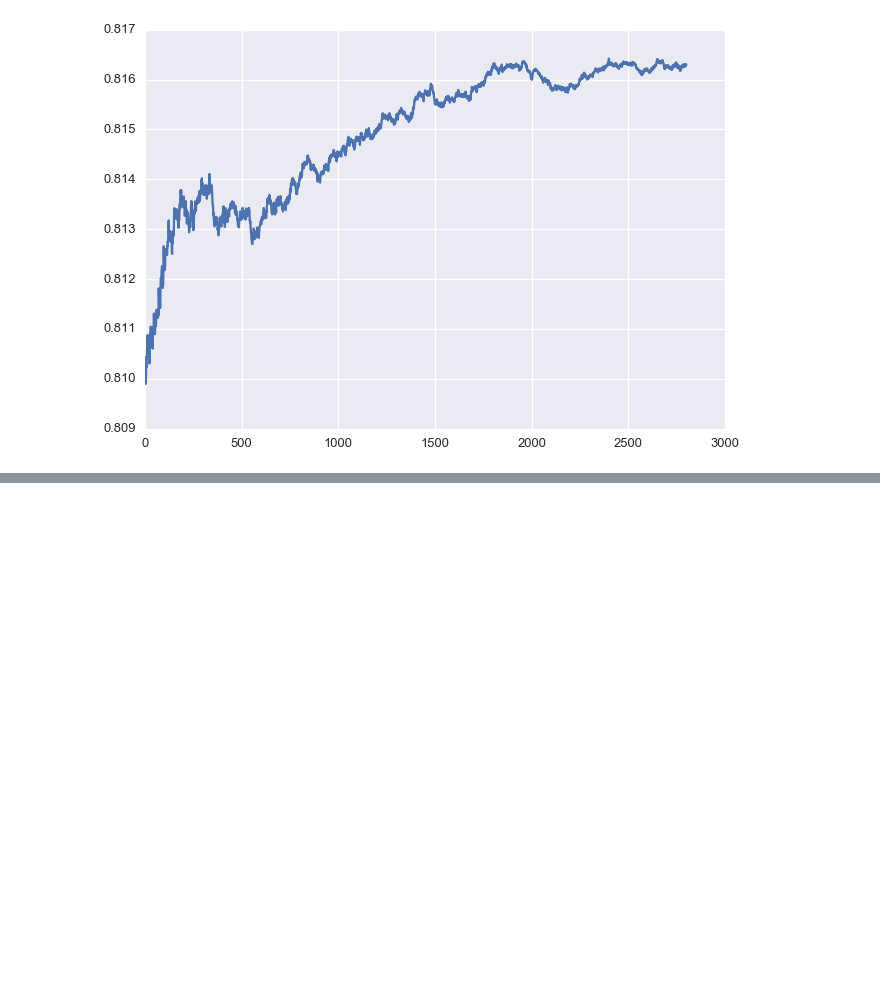
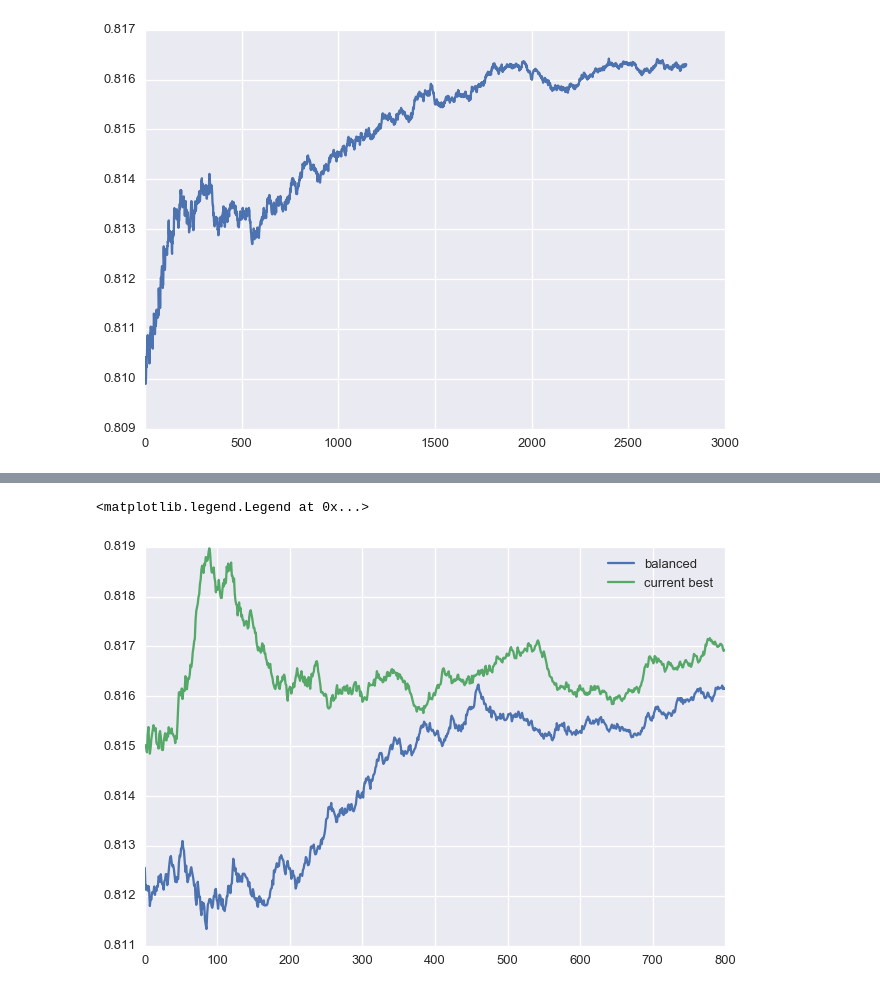
Before and after one commit to alexsyrom/kaggle-ml-train-1, a Jupyter notebook: solutionA.ipynb, the cells around one changed output, grey strips where cells are left out. Saved outputs shown, nothing was run; the diff lists cells and outputs as text; code cells hidden in the pictures; blank space fills up the shorter version.

```diff
--- a/solutionA.ipynb
+++ b/solutionA.ipynb
@@ -88,0 +161,9 @@ plt.plot(test_score[200:])
+# %%
+%%time
+
+kwargs = {'n_estimators': 1000, 'class_weight': 'balanced', 'max_features': 7,
+          'criterion': 'entropy', 'n_jobs': -1, 'random_state': 42}
+
+clf = RFC(**kwargs)
+clf.fit(x_subtrain, y_subtrain)
+current_best_test_score = get_score_list(x_subtest, y_subtest, clf, roc_auc_score)
@@ -89 +173,8 @@ plt.plot(test_score[200:])
+# %%
+plt.plot(balanced_test_score[200:], label='balanced')
+plt.plot(current_best_test_score[200:], label='current best')
+plt.legend()
+# %% [output]
+<matplotlib.legend.Legend at 0x...>
+[figure, added]
 # %%
```
Also changed, not shown: parts of 15 cells of this notebook, 1 other file.
